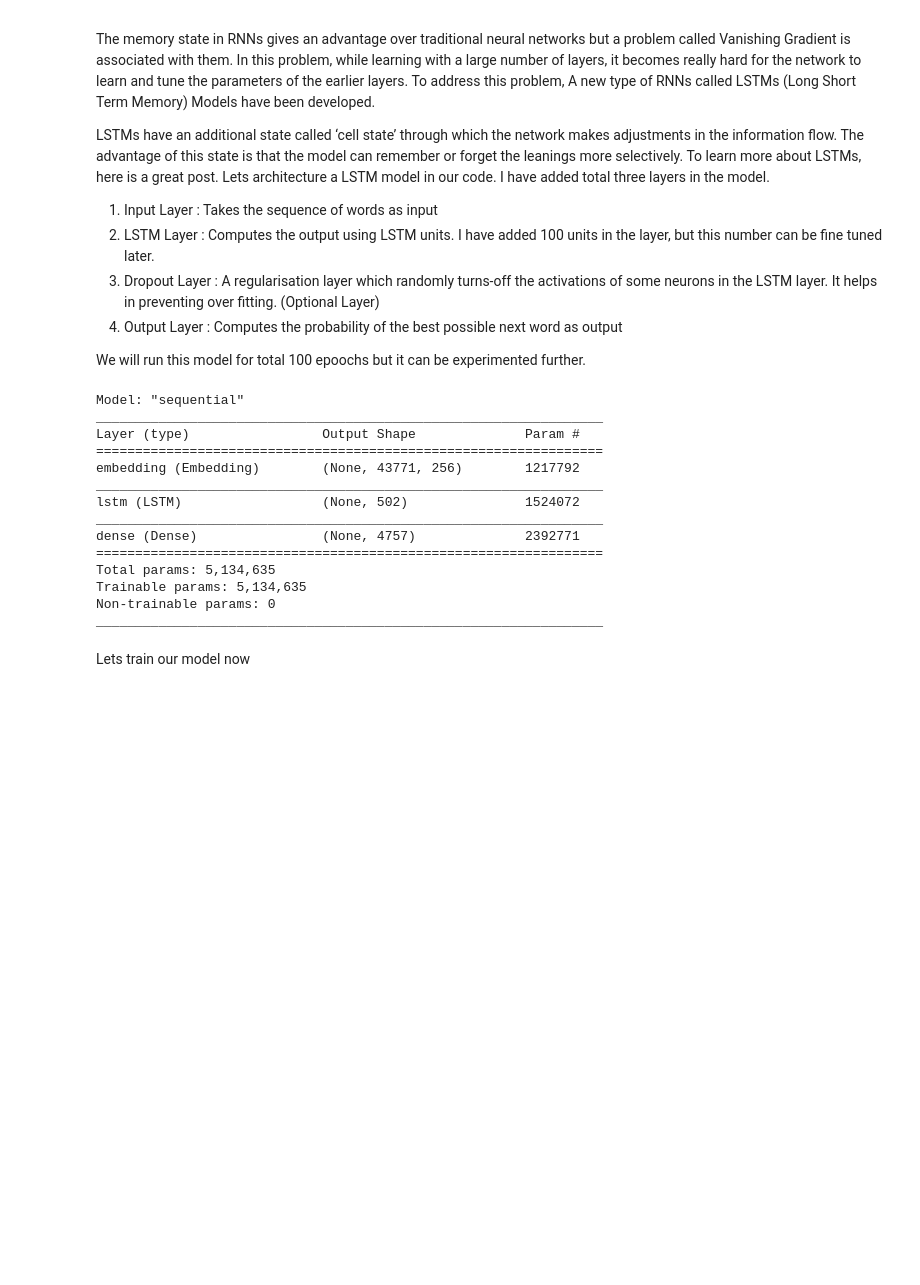
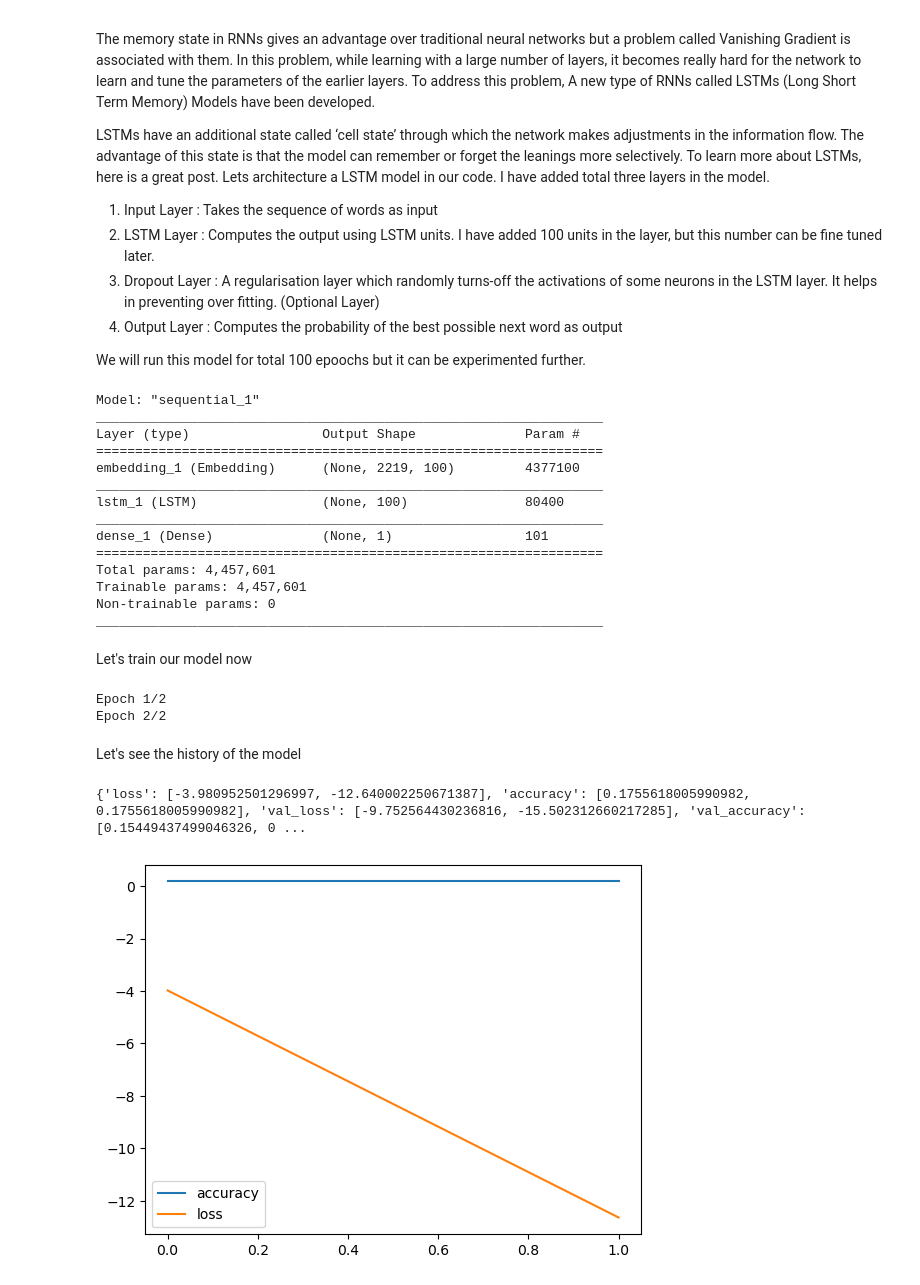
Before and after one commit to jnamor/text-classification, a Jupyter notebook: notebook/text-classification.ipynb, the cells around one changed output. Drawn from its saved outputs; the diff is of its cells as text; code cells hidden in the pictures; blank space fills up the shorter version.

```diff
--- a/notebook/text-classification.ipynb
+++ b/notebook/text-classification.ipynb
@@ -310,12 +313,11 @@ LSTMs have an additional state called ‘cell state’ through which the network
 
 We will run this model for total 100 epoochs but it can be experimented further.
 # %%
-from keras.layers import Embedding, LSTM, Dense
+from keras.layers import Embedding, SpatialDropout1D, LSTM, Dense
 from keras.models import Sequential
-from keras.losses import BinaryCrossentropy
-from keras.optimizers import Adam
+from keras.callbacks import EarlyStopping
 
-def create_model(total_words, train_max_sequence):
+def create_model(total_words, max_sequence):
     """
     Generates a sparse matrix from ratings dataframe.
 
@@ -330,36 +332,56 @@ def create_model(total_words, train_max_sequence):
     model = Sequential()
 
     # Add Input Embedding, Hidden and Ouput Layer
-    model.add(Embedding(input_dim = total_words, output_dim = 256, input_length = train_max_sequence))
-    model.add(LSTM(units = 502, dropout = 0.1))
-    model.add(Dense(units = total_words, activation='sigmoid'))
+    model.add(Embedding(input_dim = total_words, output_dim = 100, input_length = max_sequence))
+    model.add(SpatialDropout1D(0.2))
+    model.add(LSTM(units = 100, dropout = 0.2, recurrent_dropout=0.2))
+    model.add(Dense(units = 1, activation='softmax'))
 
     loss = BinaryCrossentropy(from_logits = False)
     optim = Adam(learning_rate = 0.001)
     metrics = ["accuracy"]
 
-    model.compile(loss = loss, optimizer = optim, metrics = metrics)
+    model.compile(loss='categorical_crossentropy', optimizer='adam', metrics=['accuracy'])
 
     return model
 # %%
-model = create_model(train_max_sequence, total_words)
+model = create_model(total_words, max_sequence)
 model.summary()
 # %% [output]
-Model: "sequential"
+Model: "sequential_1"
 _________________________________________________________________
 Layer (type)                 Output Shape              Param #
 =================================================================
-embedding (Embedding)        (None, 43771, 256)        1217792
+embedding_1 (Embedding)      (None, 2219, 100)         4377100
 _________________________________________________________________
-lstm (LSTM)                  (None, 502)               1524072
+lstm_1 (LSTM)                (None, 100)               80400
 _________________________________________________________________
-dense (Dense)                (None, 4757)              2392771
+dense_1 (Dense)              (None, 1)                 101
 =================================================================
-Total params: 5,134,635
-Trainable params: 5,134,635
+Total params: 4,457,601
+Trainable params: 4,457,601
 Non-trainable params: 0
 _________________________________________________________________
 # %% [markdown]
-Lets train our model now
+Let's train our model now
-# %%
-model.fit(train_padded, train_category_ind_to_array, epochs = 100, validation_data = (val_padded, val_category_ind_to_array), verbose=5)
+# %%
+history = model.fit(X_train, y_train, epochs = 2, batch_size = 64, validation_split=0.2, callbacks = [EarlyStopping(monitor='val_loss', patience=3, min_delta=0.0001)], verbose = 5)
+# %% [output]
+Epoch 1/2
+Epoch 2/2
+# %% [markdown]
+Let's see the history of the model
+# %%
+print(history.history)
+# %% [output]
+{'loss': [-3.980952501296997, -12.640002250671387], 'accuracy': [0.1755618005990982, 0.1755618005990982], 'val_loss': [-9.752564430236816, -15.502312660217285], 'val_accuracy': [0.15449437499046326, 0 ...
+# %%
+import matplotlib.pyplot as plt
+
+plt.plot(history.history['accuracy'])
+plt.plot(history.history['loss'])
+plt.legend(['accuracy', 'loss'])
+
+plt.show()
+# %% [output]
+[figure, added]
```
Also changed, not shown: parts of 34 cells of this notebook.
